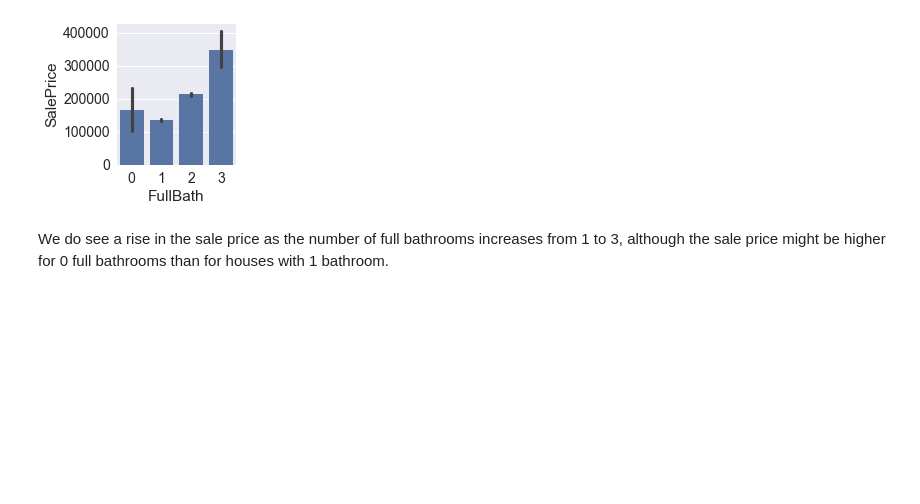
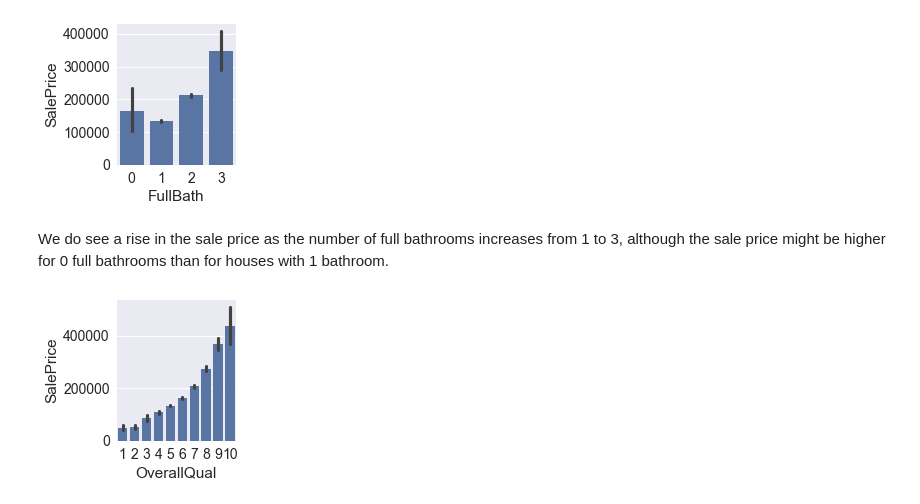
Before and after one commit to ppontryagin/kaggle_team_kernels, a Jupyter notebook: House_Prices_Advanced_Regression_Techniques.ipynb, the cells around one changed output. Drawn from its saved outputs; the diff is of its cells as text; code cells hidden in the pictures; blank space fills up the shorter version.

Commit message:
added more bar plots for OverallQual and GarageCars

```diff
--- a/House_Prices_Advanced_Regression_Techniques.ipynb
+++ b/House_Prices_Advanced_Regression_Techniques.ipynb
@@ -265,3 +265,7 @@ plot_categories(train_data, cat='FullBath', target='SalePrice')
 [figure]
 # %% [markdown]
 We do see a rise in the sale price as the number of full bathrooms increases from 1 to 3, although the sale price might be higher for 0 full bathrooms than for houses with 1 bathroom.
+# %%
+plot_categories(train_data, cat='OverallQual', target='SalePrice')
+# %% [output]
+[figure, added]
```
Also changed, not shown: parts of 3 cells of this notebook.
